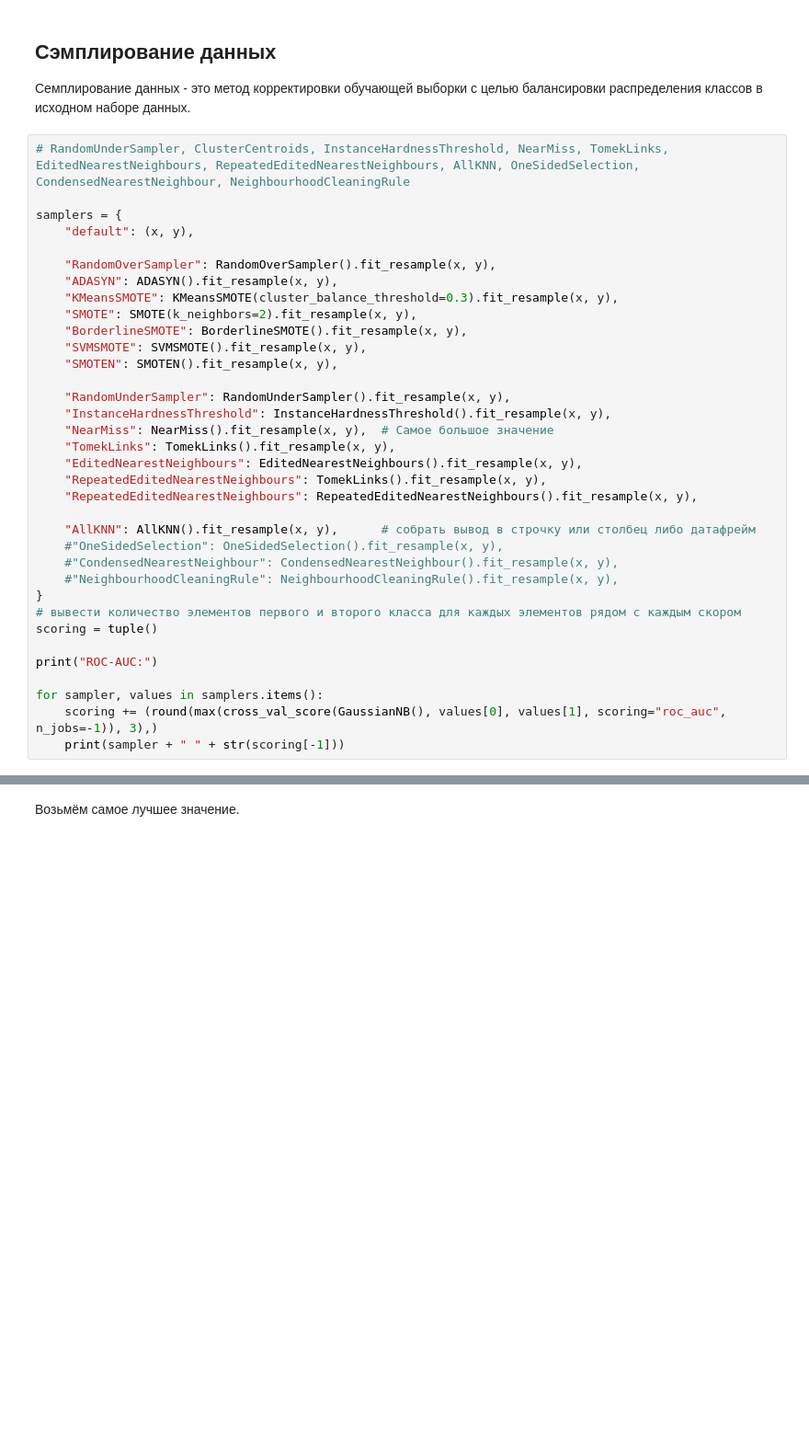
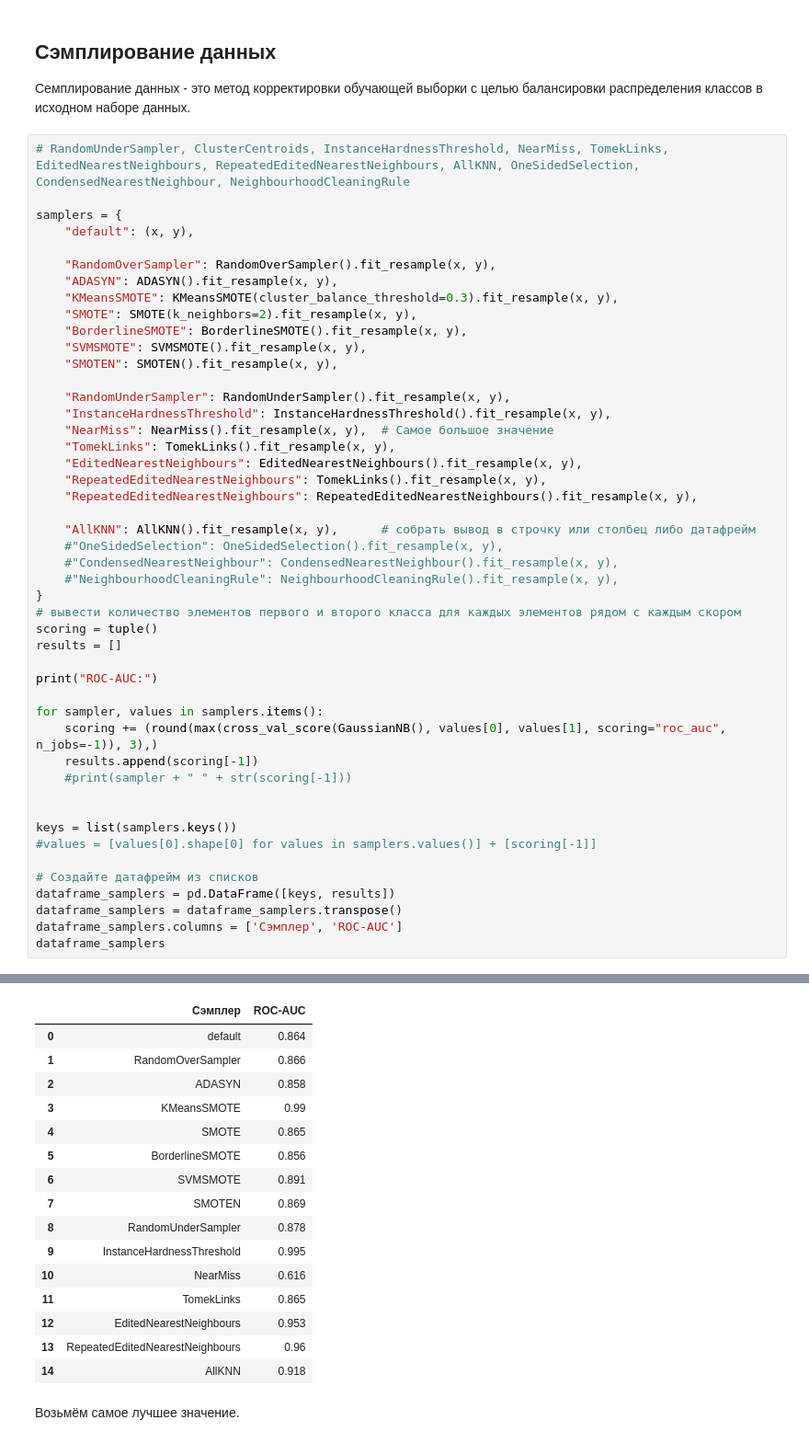
Before and after one commit to Nitrolacs/data_analysis_2_lab, a Jupyter notebook: notebooks/lab_2.ipynb, the cells around one changed output, grey strips where cells are left out. Shown at 92% size. Cells and saved outputs as stored; diff of their text form; blank space fills up the shorter version.

```diff
--- a/notebooks/lab_2.ipynb
+++ b/notebooks/lab_2.ipynb
@@ -352,11 +354,23 @@ samplers = {
 }
 # вывести количество элементов первого и второго класса для каждых элементов рядом с каждым скором
 scoring = tuple()
+results = []
 
 print("ROC-AUC:")
 
 for sampler, values in samplers.items():
     scoring += (round(max(cross_val_score(GaussianNB(), values[0], values[1], scoring="roc_auc", n_jobs=-1)), 3),)
-    print(sampler + " " + str(scoring[-1]))
+    results.append(scoring[-1])
+    #print(sampler + " " + str(scoring[-1]))
+
+
+keys = list(samplers.keys())
+#values = [values[0].shape[0] for values in samplers.values()] + [scoring[-1]]
+
+# Создайте датафрейм из списков
+dataframe_samplers = pd.DataFrame([keys, results])
+dataframe_samplers = dataframe_samplers.transpose()
+dataframe_samplers.columns = ['Сэмплер', 'ROC-AUC']
+dataframe_samplers
 # %% [output]
 ROC-AUC:
@@ -378,3 +377,19 @@ AllKNN 0.96
+|  | Сэмплер | ROC-AUC |
+| 0 | default | 0.864 |
+| 1 | RandomOverSampler | 0.866 |
+| 2 | ADASYN | 0.858 |
+| 3 | KMeansSMOTE | 0.99 |
+| 4 | SMOTE | 0.865 |
+| 5 | BorderlineSMOTE | 0.856 |
+| 6 | SVMSMOTE | 0.891 |
+| 7 | SMOTEN | 0.869 |
+| 8 | RandomUnderSampler | 0.878 |
+| 9 | InstanceHardnessThreshold | 0.995 |
+| 10 | NearMiss | 0.616 |
+| 11 | TomekLinks | 0.865 |
+| 12 | EditedNearestNeighbours | 0.953 |
+| 13 | RepeatedEditedNearestNeighbours | 0.96 |
+| 14 | AllKNN | 0.918 |
 # %% [markdown]
 Возьмём самое лучшее значение.
 # %%
```
Also changed, not shown: parts of 19 cells of this notebook, 1 other file.
